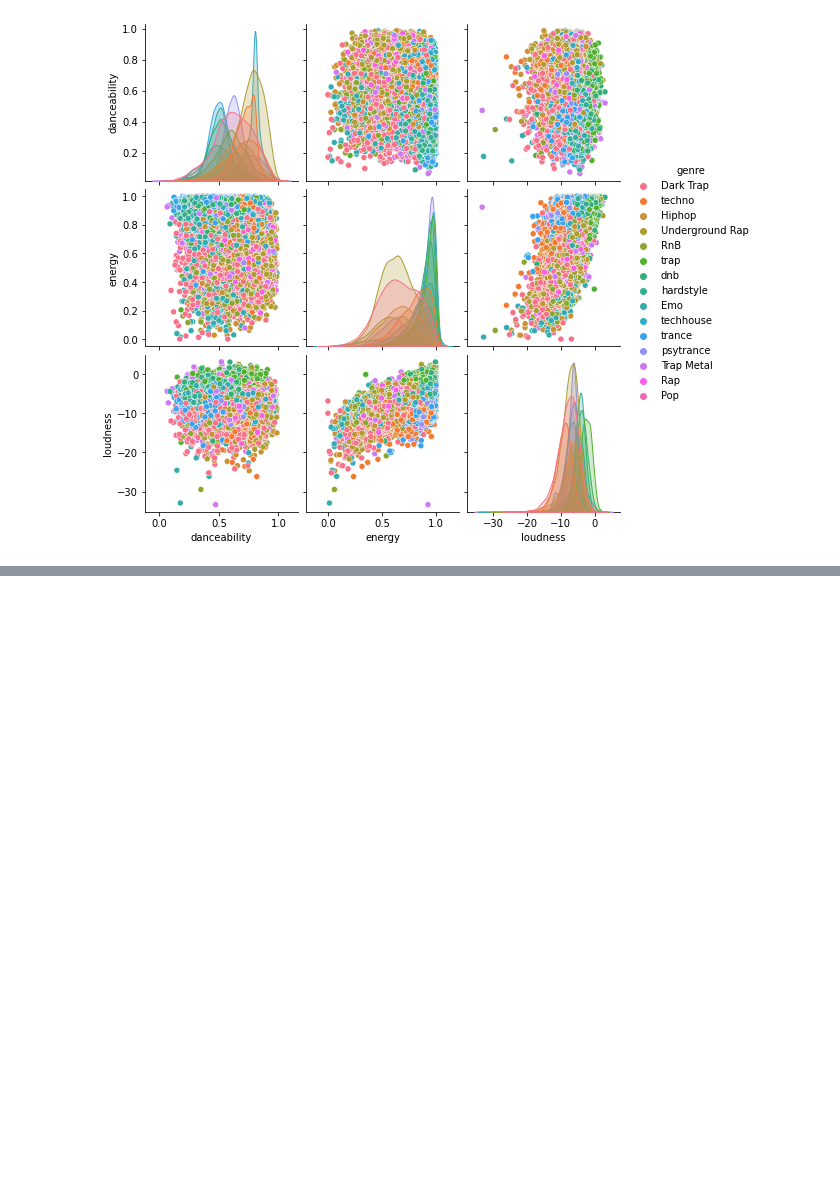
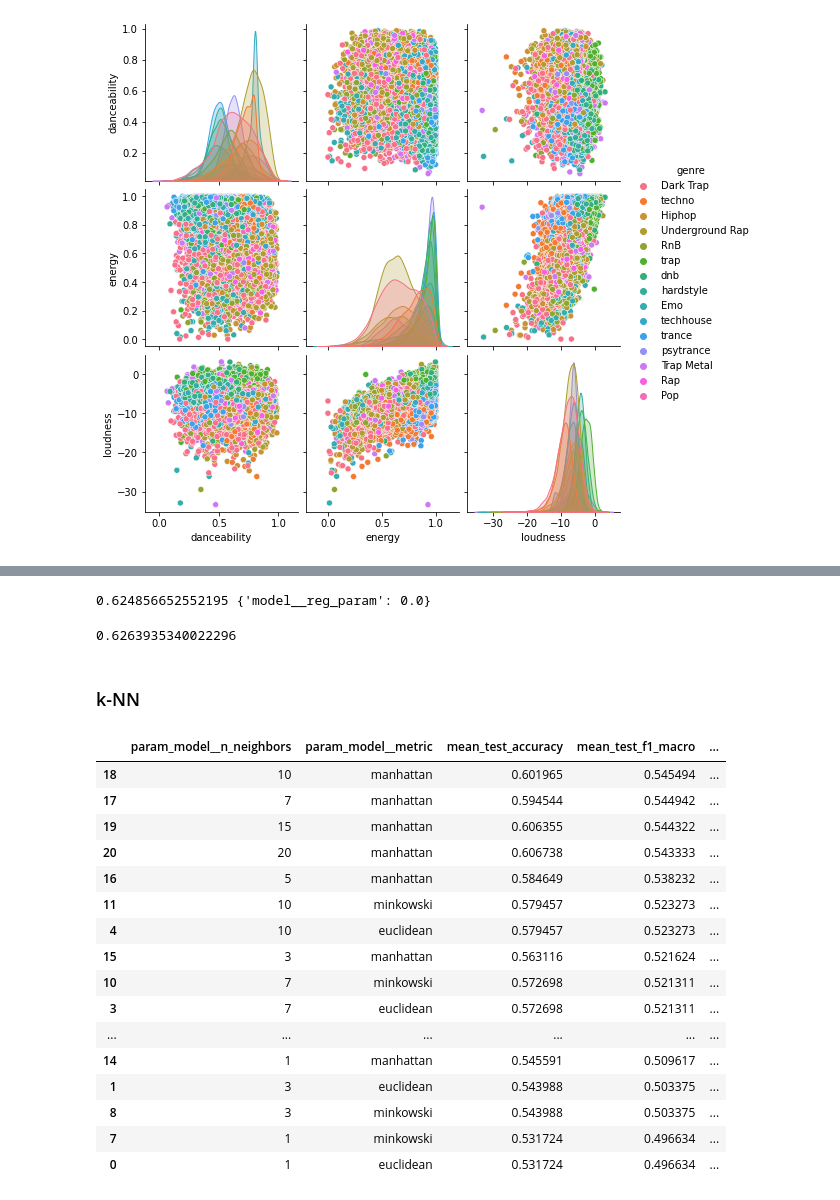
Before and after one commit to SYusupov/Spotify_Songs_Classification, a Jupyter notebook: exploring.ipynb, the cells around one changed output, grey strips where cells are left out. Saved outputs shown, nothing was run; the diff lists cells and outputs as text; code cells hidden in the pictures; blank space fills up the shorter version.

```diff
--- a/exploring.ipynb
+++ b/exploring.ipynb
@@ -316,3 +342,5 @@ sns.pairplot(data=df[columns], hue='genre')
 # %%
 df = df.loc[:, ~df.columns.str.contains('^Unnamed')]
+# %%
+df = df.drop(['id','time_signature', 'key'], axis=1)
 # %%
@@ -336,0 +417,77 @@ kf = KFold(n_splits=10)
+# %%
+# define the pipeline
+steps = list()
+steps.append(('scaler', MinMaxScaler()))
+steps.append(('model', QuadraticDiscriminantAnalysis()))
+pipeline = Pipeline(steps=steps)
+
+# Tuning regularization
+grid = dict()
+grid['model__reg_param'] = arange(0, 1, 0.01)
+
+search = GridSearchCV(pipeline, grid, scoring='accuracy', cv=cv, n_jobs=-1)
+results = search.fit(X_train, y_train)
+print(results.best_score_, results.best_params_)
+# %% [output]
+0.624856652552195 {'model__reg_param': 0.0}
+# %%
+# obtaining accuracy for test data
+X_train, X_test, y_train, y_test = tt_split(df)
+X_train, y_train, scaler = preprocessing(X_train,y_train)
+X_test, y_test, _ = preprocessing(X_test,y_test,scaler)
+
+model = QuadraticDiscriminantAnalysis()
+model.fit(X_train, y_train)
+y_pred = model.predict(X_test)
+accuracy_score(y_test, y_pred)
+# %% [output]
+0.6263935340022296
+# %% [markdown]
+### k-NN
+# %%
+# define the pipeline
+steps = list()
+steps.append(('scaler', MinMaxScaler()))
+steps.append(('model', KNeighborsClassifier()))
+pipeline = Pipeline(steps=steps)
+
+grid = GridSearchCV(
+    estimator=pipeline,
+    param_grid={
+        'model__n_neighbors': [1, 3, 5, 7, 10, 15, 20],
+        'model__metric': ['euclidean', 'minkowski', 'manhattan']
+    },
+    scoring=['accuracy', 'f1_macro', 'precision_macro', 'recall_macro'],
+    refit=False
+)
+
+grid.fit(X_train, y_train)
+# %%
+results_cv = pd.DataFrame(grid.cv_results_)
+# %%
+cols = ['param_model__n_neighbors', 'param_model__metric',
+     'mean_test_accuracy',
+    'mean_test_f1_macro', 'mean_test_precision_macro',
+    'mean_test_recall_macro',
+    'std_test_accuracy', 'std_test_f1_macro', 'std_test_precision_macro',
+    'std_test_recall_macro'
+]
+results_cv[cols].sort_values(by='mean_test_f1_macro',ascending=False)
+# %% [output]
+|  | param_model__n_neighbors | param_model__metric | mean_test_accuracy | mean_test_f1_macro | ... |
+| 18 | 10 | manhattan | 0.601965 | 0.545494 | ... |
+| 17 | 7 | manhattan | 0.594544 | 0.544942 | ... |
+| 19 | 15 | manhattan | 0.606355 | 0.544322 | ... |
+| 20 | 20 | manhattan | 0.606738 | 0.543333 | ... |
+| 16 | 5 | manhattan | 0.584649 | 0.538232 | ... |
+| 11 | 10 | minkowski | 0.579457 | 0.523273 | ... |
+| 4 | 10 | euclidean | 0.579457 | 0.523273 | ... |
+| 15 | 3 | manhattan | 0.563116 | 0.521624 | ... |
+| 10 | 7 | minkowski | 0.572698 | 0.521311 | ... |
+| 3 | 7 | euclidean | 0.572698 | 0.521311 | ... |
+| ... | ... | ... | ... | ... | ... |
+| 14 | 1 | manhattan | 0.545591 | 0.509617 | ... |
+| 1 | 3 | euclidean | 0.543988 | 0.503375 | ... |
+| 8 | 3 | minkowski | 0.543988 | 0.503375 | ... |
+| 7 | 1 | minkowski | 0.531724 | 0.496634 | ... |
+| 0 | 1 | euclidean | 0.531724 | 0.496634 | ... |
```
Also changed, not shown: parts of 20 cells of this notebook, 3 other files.
